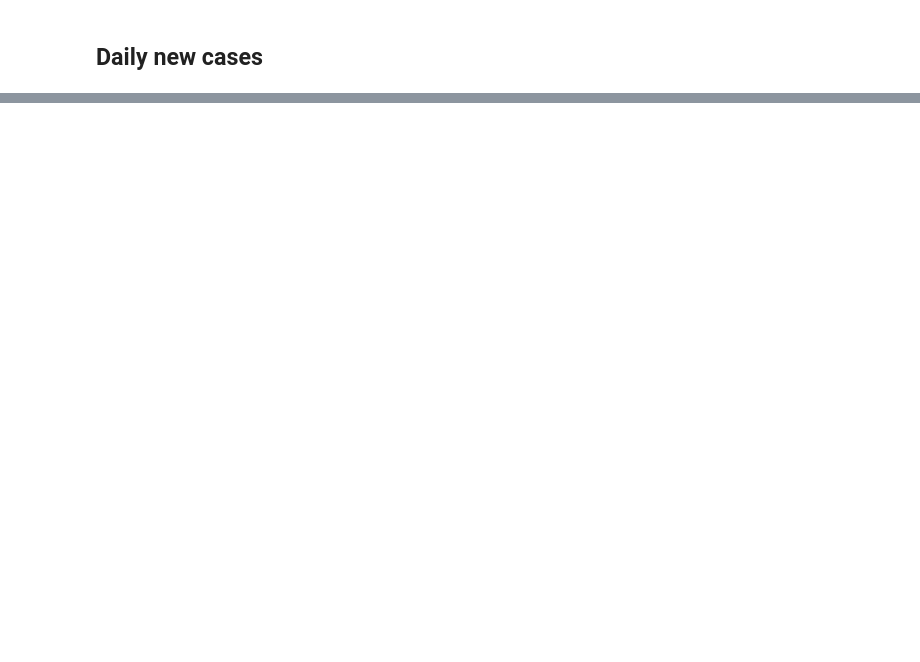
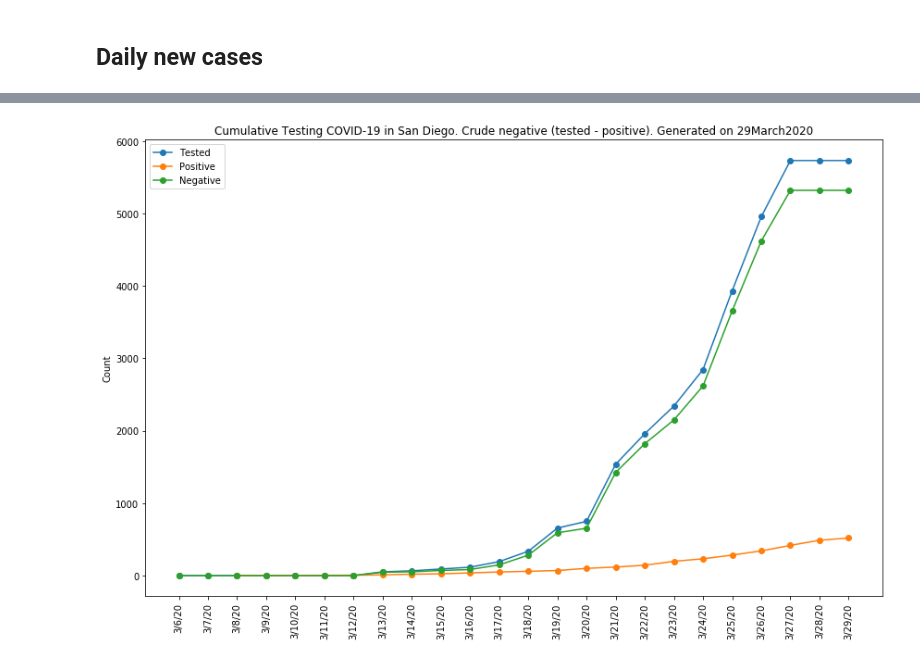
Before and after one commit to menis/sd_covid, a Jupyter notebook: sd_covid_analysis.ipynb, the cells around one changed output, grey strips where cells are left out. Cells and saved outputs as stored; diff of their text form; code cells hidden in the pictures; blank space fills up the shorter version.

```diff
--- a/sd_covid_analysis.ipynb
+++ b/sd_covid_analysis.ipynb
@@ -177,0 +190,16 @@ plt.savefig("./plots/totalnewcasesinSanDiego_outcomedetail_"+today_str+".png")
+# %%
+nf = [x if not math.isnan(x) else 0 for x in negative]
+negative_total = [0] * len(nf)
+for i in range(len(nf)):
+    if(i == 0):
+        negative_total[i] = nf[i]
+    else:
+        negative_total[i] = nf[i] + negative_total[i-1]
+# %%
+tf = tested.fillna(0)
+testing_total = [0] * len(tf)
+for i in range(len(tf)):
+    if(i == 0):
+        testing_total[i] = tf[i]
+    else:
+        testing_total[i] = tf[i] + testing_total[i-1]
@@ -177,0 +220,14 @@ plt.savefig("./plots/totalnewcasesinSanDiego_outcomedetail_"+today_str+".png")
+# %%
+f, ax = plt.subplots(figsize=(12,8))
+ax.plot(df['date'], testing_total, '-o', label="Tested")
+ax.plot(df['date'], tc, '-o', label="Positive")
+ax.plot(df['date'], negative_total, '-o', label="Negative")
+
+plt.ylabel("Count")
+plt.legend(loc='upper left')
+plt.xticks(rotation='vertical')
+plt.title('Cumulative Testing COVID-19 in San Diego. Crude negative (tested - positive). Generated on '+today_str)
+plt.tight_layout()
+plt.savefig("./plots/cumulativetesting_SanDiego_"+today_str+".png")
+# %% [output]
+[figure, added]
```
Also changed, not shown: parts of 9 cells of this notebook, 16 other files.
